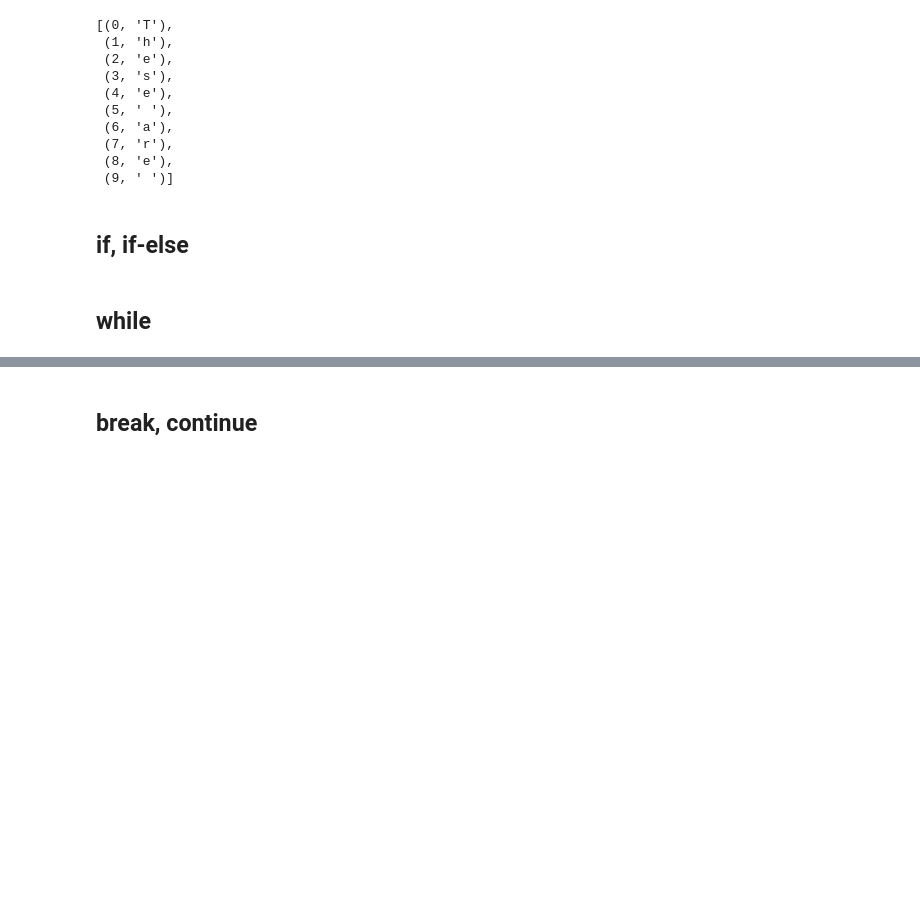
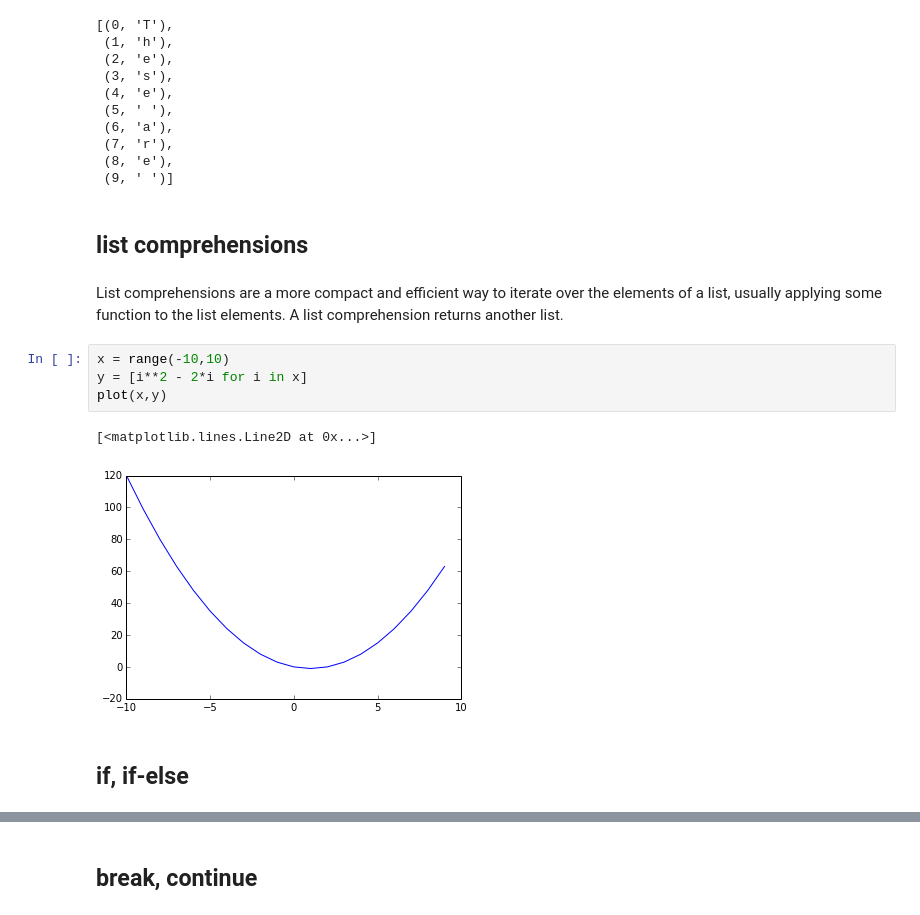
Before and after one commit to pmagwene/intro-scicomp-workshop, a Jupyter notebook: workshop1.ipynb, the cells around one changed output, grey strips where cells are left out. Drawn from its saved outputs; the diff is of its cells as text; blank space fills up the shorter version.

```diff
--- a/workshop1.ipynb
+++ b/workshop1.ipynb
@@ -478,7 +484,16 @@ pairs[:10]
  (7, 'r'),
  (8, 'e'),
  (9, ' ')]
+# %% [markdown]
+## list comprehensions
+# %% [markdown]
+List comprehensions are a more compact and efficient way to iterate over the elements of a list, usually applying some function to the list elements. A list comprehension returns another list.
+# %%
+x = range(-10,10)
+y = [i**2 - 2*i for i in x]
+plot(x,y)
+# %% [output]
+[<matplotlib.lines.Line2D at 0x...>]
+[figure, added]
 # %% [markdown]
 ## if, if-else
-# %% [markdown]
-## while
```
Also changed, not shown: parts of 13 cells of this notebook.
